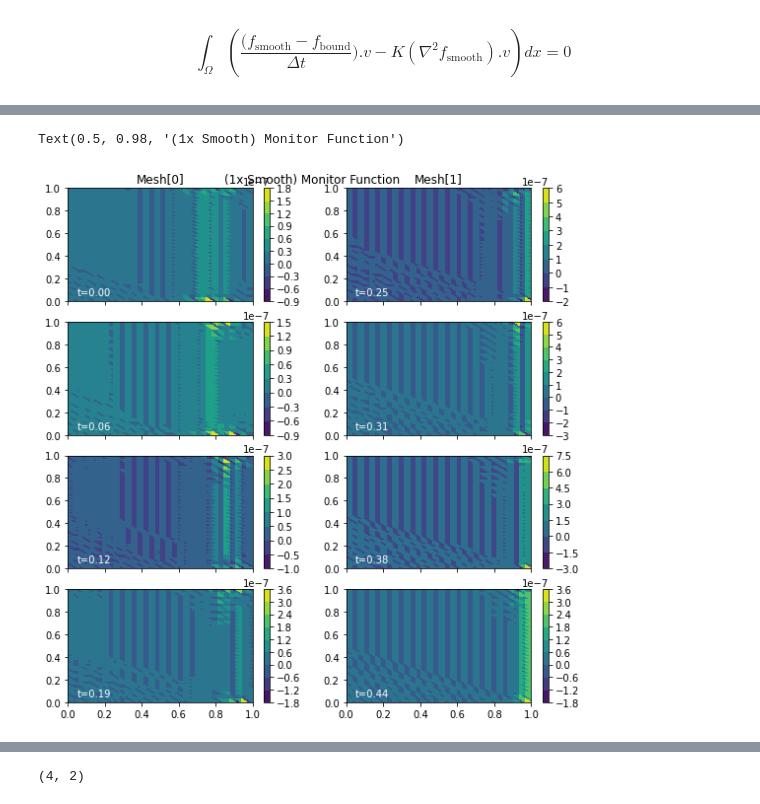
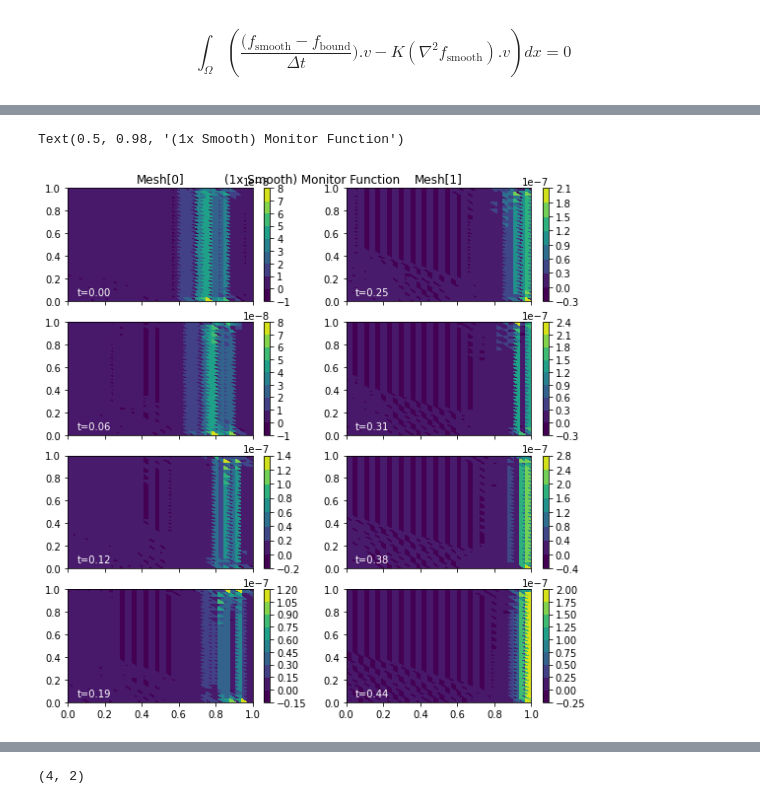
Before and after one commit to acse-akm121/oceans_goma, a Jupyter notebook: goma/src/GoalOrientedExample.ipynb, the cells around one changed output, grey strips where cells are left out. Drawn from its saved outputs; the diff is of its cells as text; code cells hidden in the pictures.

```diff
--- a/goma/src/GoalOrientedExample.ipynb
+++ b/goma/src/GoalOrientedExample.ipynb
@@ -598,37 +598,49 @@ def recover_smooth(f, dt, K, mesh=None, target_spaces=None):
     v, phi = TestFunctions(W)
     solution = Function(W)
     f_sm, g = split(solution)
-    n = ufl.FacetNormal(mesh)
-    F = (inner(phi, g) * dx + f * dot(phi, n) * ds - f * div(phi) * dx
-        - avg(f) * jump(phi, n) * dS # flux term
+    n = FacetNormal(mesh)
+    alpha = Constant(0.5)
+    F = (inner(phi, g) * dx + f_sm * dot(phi, n) * ds - f_sm * div(phi) * dx
+        + avg(f_sm) * jump(phi, n) * dS # flux term (used to be -)
         + inner((f_sm - f)/dt, v) * dx - K * inner(div(g), v) * dx)
     solve(F == 0, solution)
     f_sm = Function(P0, val=solution.dat.data[0])
     g = Function(P1_vec, val=solution.dat.data[1])
     return f_sm, g
 # %%
-N = 1     # Just taking the value from the paper (40)
+N = 10     # Just taking the value from the paper (40)
 # j = 0
 smoothed_fns = []
+gradients = []
 P = mesh_seq.time_partition
-num_smooth = N
+num_smooth = 1
 for i in range(len(funcs)):
 #     print(i)
     fns = []
+    grads = []
     function_space = funcs[i][0].function_space()
     dt = P.timesteps[i]
-    delX = Constant(1 / (2 * n))
+    delX = Constant(1 / (n**2))
     K = Constant(N * delX**2/ dt)
     t_start, t_end = P.subintervals[i]
     t = t_start
     for j in range(len(funcs[i])): # this should be the same as while t < t_end - 1e-5:
-        f_b = funcs[i][j]
-        f_sm, g = recover_smooth(f_b, dt, K)
+        f_b = funcs[i][j].copy(deepcopy=True)
+        f_sm = None
+        g = None
+        for k in range(num_smooth):
+            f_sm, g = recover_smooth(f_b, dt, K)
+            f_b.assign(f_sm)
         t += dt
+        grads.append(g.copy(deepcopy=True))
         fns.append(f_sm)
     smoothed_fns.append(fns)
+    gradients.append(grads)
 
 print(len(smoothed_fns), len(smoothed_fns[0]), type(smoothed_fns[0][0]))
 print(np.min(smoothed_fns[-1][-1].dat.data), np.max(smoothed_fns[-1][-1].dat.data))
+for i in range(len(smoothed_fns)):
+    for j in range(len(smoothed_fns[i])):
+        print(np.min(smoothed_fns[i][j].dat.data), np.max(smoothed_fns[i][j].dat.data))
 # %% [output]
 2 4 <class 'firedrake.function.Function'>
@@ -636,16 +656,16 @@ print(np.min(smoothed_fns[-1][-1].dat.data), np.max(smoothed_fns[-1][-1].dat.dat
 # %%
 vmin = -np.max((np.abs(np.min(smoothed_fns[-1][-3].dat.data)), np.abs(np.max(smoothed_fns[-1][-3].dat.data))))
 vmax = -vmin
 # print(vmin, vmax)
-fig, axs, tcs = plot_indicator_snapshots(smoothed_fns, time_partition, cmap='viridis', figsize=figsize)
+fig, axs, tcs = plot_indicator_snapshots(smoothed_fns, time_partition, cmap='viridis', figsize=figsize, vmin=0)
 #                                         vmin=vmin, vmax=vmax, levels=np.linspace(vmin, vmax, 100))
 # print(len(tcs[0]))
 # print(axs.shape)
 for i in range(axs.shape[1]):
     for j in range(axs.shape[0]):
         fig.colorbar(tcs[i][j], ax=axs[j, i])
 # cbar = fig.colorbar(tcs[1][-3], ax=axs, location='top')
 plt.suptitle("({}x Smooth) Monitor Function".format(num_smooth))
 # %% [output]
 Text(0.5, 0.98, '(1x Smooth) Monitor Function')
-[figure, old version]
+[figure, new version]
```
Also changed, not shown: parts of 3 cells of this notebook, 5 other files.
